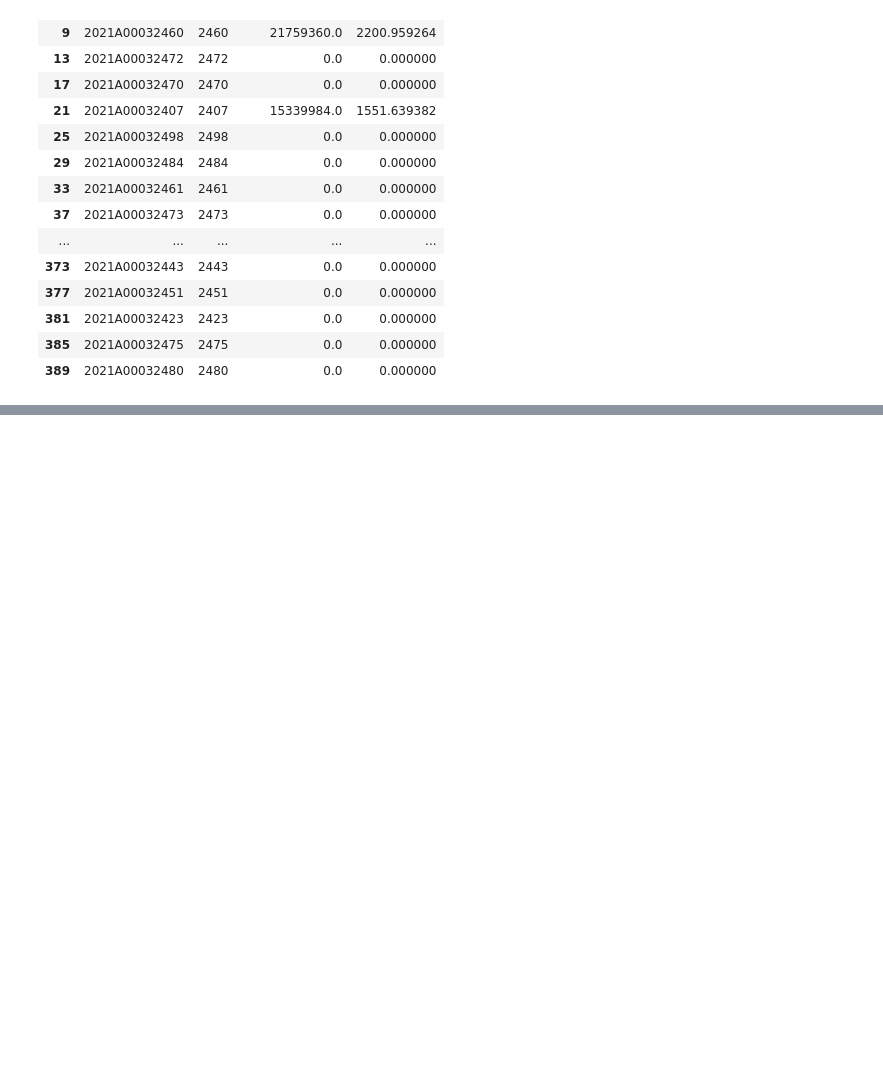
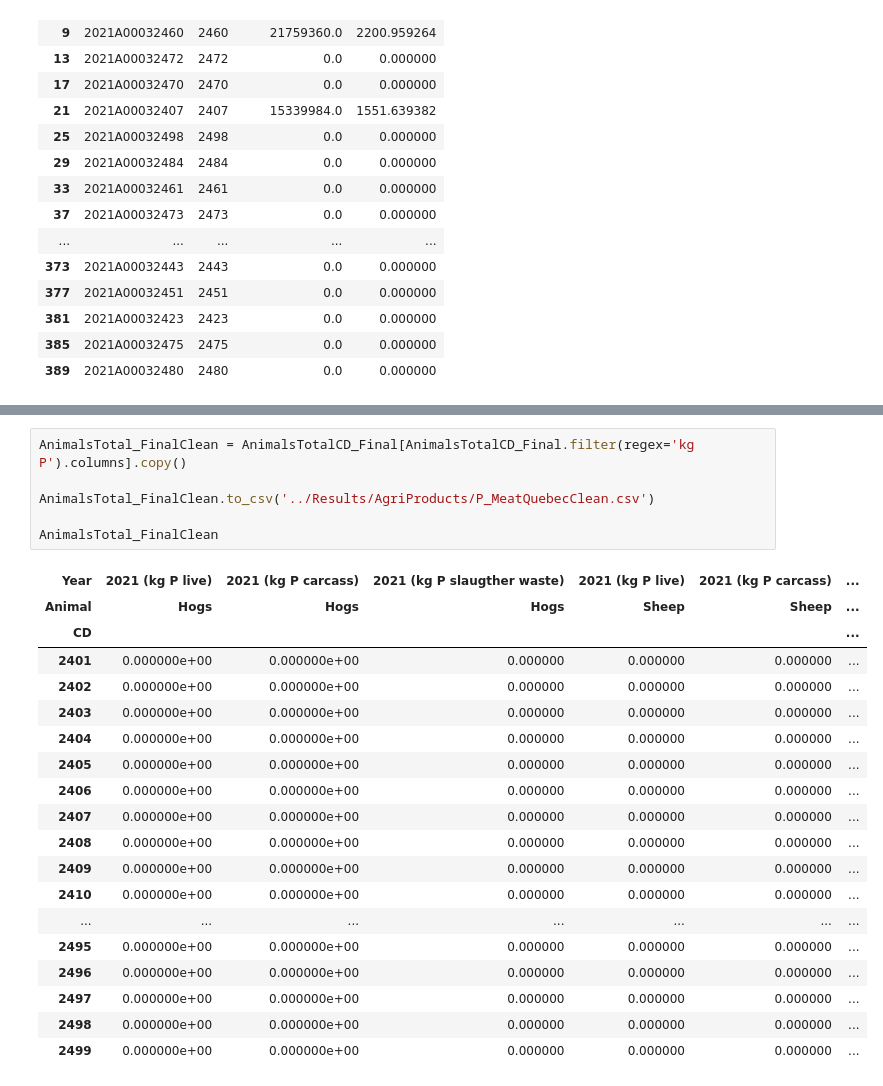
Before and after one commit to emartinher-ULaval/P-flows-Quebec, a Jupyter notebook: Scripts/AgriProductsQuebec.ipynb, the cells around one changed output, grey strips where cells are left out. Saved outputs shown, nothing was run; the diff lists cells and outputs as text; blank space fills up the shorter version.

```diff
--- a/Scripts/AgriProductsQuebec.ipynb
+++ b/Scripts/AgriProductsQuebec.ipynb
@@ -287,0 +608,26 @@ See the caveats in the documentation: https://pandas.pydata.org/pandas-docs/stab
+# %%
+AnimalsTotal_FinalClean = AnimalsTotalCD_Final[AnimalsTotalCD_Final.filter(regex='kg P').columns].copy()
+
+AnimalsTotal_FinalClean.to_csv('../Results/AgriProducts/P_MeatQuebecClean.csv')
+
+AnimalsTotal_FinalClean
+# %% [output]
+| Year | 2021 (kg P live) | 2021 (kg P carcass) | 2021 (kg P slaugther waste) | 2021 (kg P live) | 2021 (kg P carcass) | ... |
+| Animal | Hogs | Hogs | Hogs | Sheep | Sheep | ... |
+| CD |  |  |  |  |  | ... |
+| 2401 | 0.000000e+00 | 0.000000e+00 | 0.000000 | 0.000000 | 0.000000 | ... |
+| 2402 | 0.000000e+00 | 0.000000e+00 | 0.000000 | 0.000000 | 0.000000 | ... |
+| 2403 | 0.000000e+00 | 0.000000e+00 | 0.000000 | 0.000000 | 0.000000 | ... |
+| 2404 | 0.000000e+00 | 0.000000e+00 | 0.000000 | 0.000000 | 0.000000 | ... |
+| 2405 | 0.000000e+00 | 0.000000e+00 | 0.000000 | 0.000000 | 0.000000 | ... |
+| 2406 | 0.000000e+00 | 0.000000e+00 | 0.000000 | 0.000000 | 0.000000 | ... |
+| 2407 | 0.000000e+00 | 0.000000e+00 | 0.000000 | 0.000000 | 0.000000 | ... |
+| 2408 | 0.000000e+00 | 0.000000e+00 | 0.000000 | 0.000000 | 0.000000 | ... |
+| 2409 | 0.000000e+00 | 0.000000e+00 | 0.000000 | 0.000000 | 0.000000 | ... |
+| 2410 | 0.000000e+00 | 0.000000e+00 | 0.000000 | 0.000000 | 0.000000 | ... |
+| ... | ... | ... | ... | ... | ... | ... |
+| 2495 | 0.000000e+00 | 0.000000e+00 | 0.000000 | 0.000000 | 0.000000 | ... |
+| 2496 | 0.000000e+00 | 0.000000e+00 | 0.000000 | 0.000000 | 0.000000 | ... |
+| 2497 | 0.000000e+00 | 0.000000e+00 | 0.000000 | 0.000000 | 0.000000 | ... |
+| 2498 | 0.000000e+00 | 0.000000e+00 | 0.000000 | 0.000000 | 0.000000 | ... |
+| 2499 | 0.000000e+00 | 0.000000e+00 | 0.000000 | 0.000000 | 0.000000 | ... |
```
Also changed, not shown: parts of 19 cells of this notebook, 36 other files.
